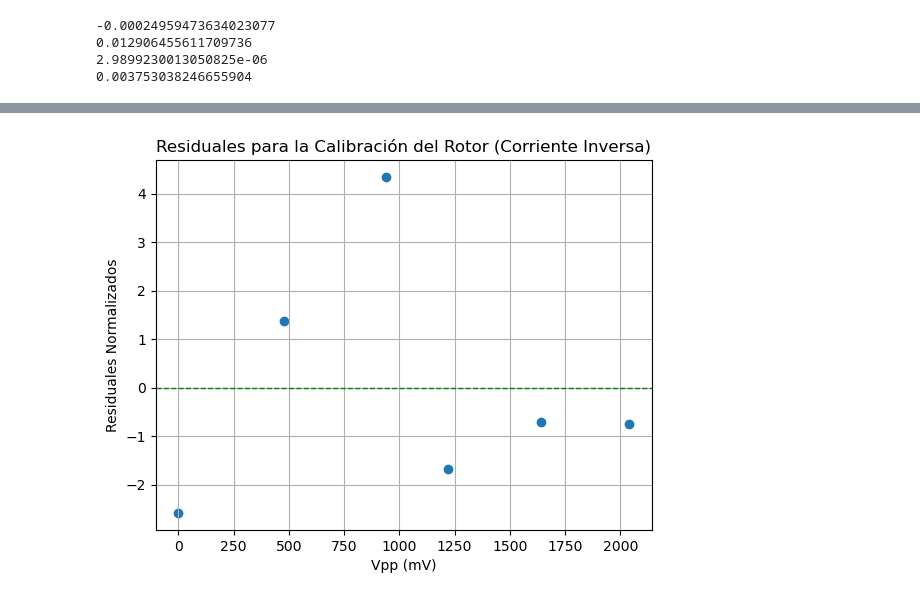
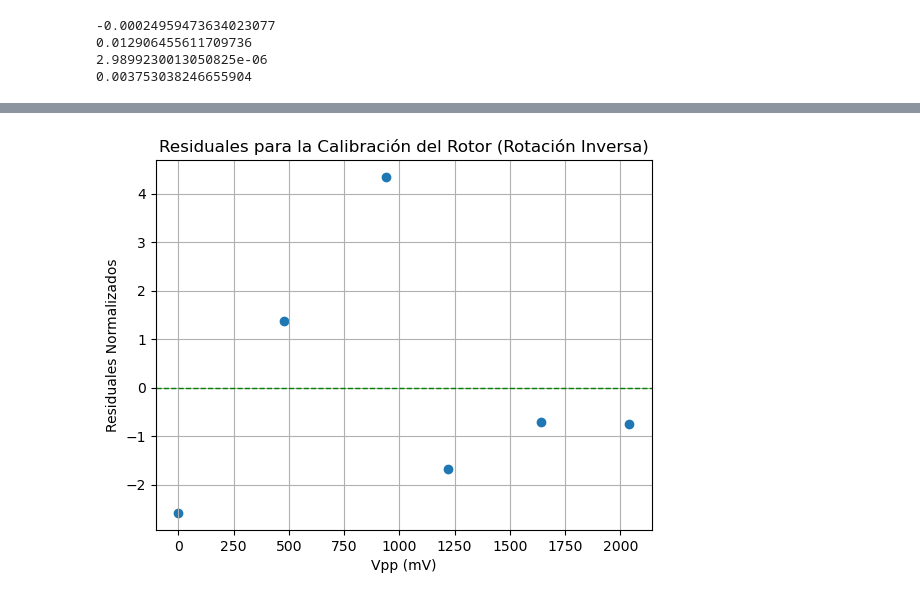
Before and after one commit to lsperezm/Intermedio, a Jupyter notebook: 6. Oscilador Torsional/code/Act 0.ipynb, the cells around one changed output, grey strips where cells are left out. Cells and saved outputs as stored; diff of their text form; code cells hidden in the pictures.

```diff
--- a/6. Oscilador Torsional/code/Act 0.ipynb
+++ b/6. Oscilador Torsional/code/Act 0.ipynb
@@ -146,17 +146,17 @@ plt.savefig("act0_img2")
 # %%
 model = m*X+b
 res = (Y - model)/Yerr
 
 fig2, (ax2) = plt.subplots(1, 1)
 
 ax2.scatter(X, res)
 ax2.axhline(0, color='green', linewidth=1, linestyle='--')
 
 ax2.set_ylabel('Residuales Normalizados')
 ax2.set_xlabel('Vpp (mV)')
-ax2.set_title('Residuales para la Calibración del Rotor (Corriente Inversa)')
+ax2.set_title('Residuales para la Calibración del Rotor (Rotación Inversa)')
 ax2.grid()
 
 plt.savefig('act0_img2_res.png', format='png')
 # %% [output]
-[figure, old version]
+[figure, new version]
```
Also changed, not shown: parts of 1 cell of this notebook, 8 other files.
